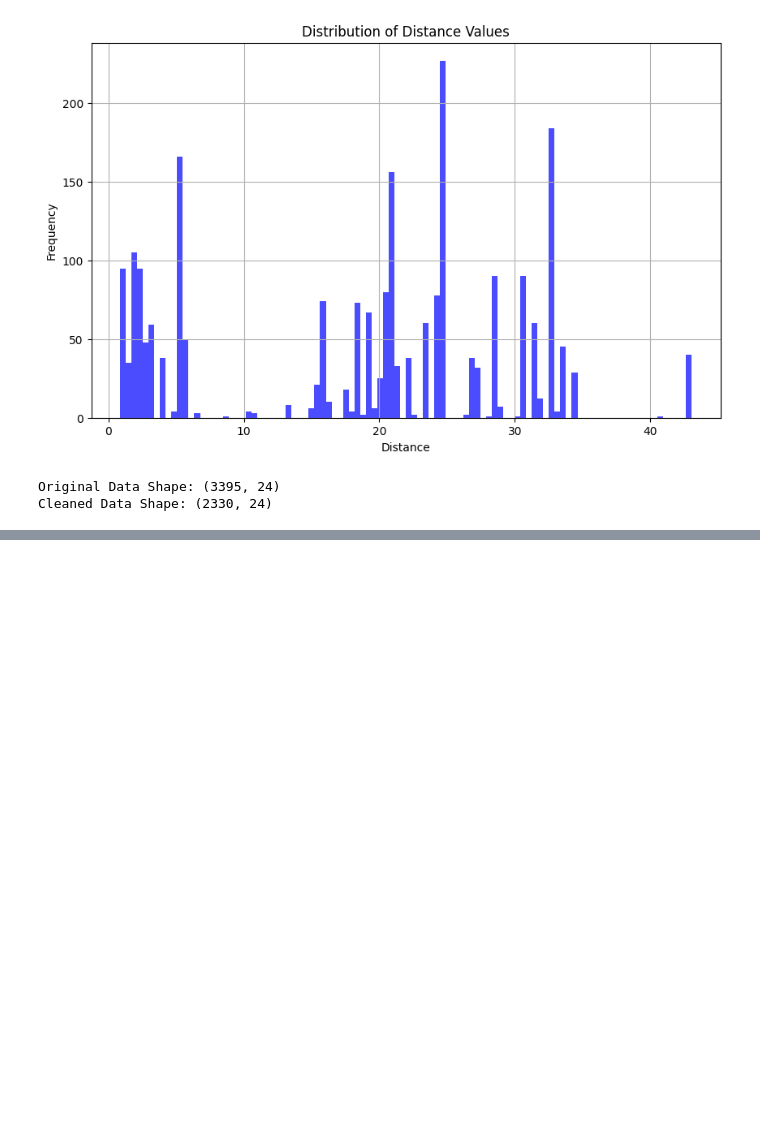
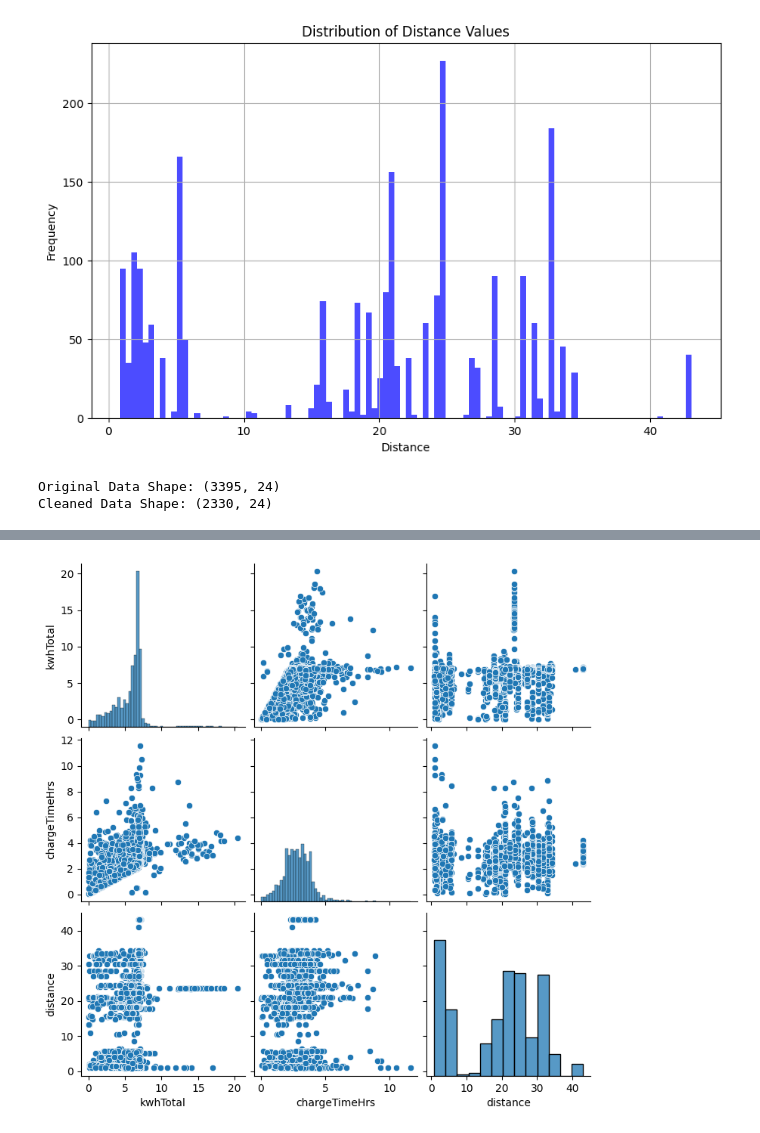
Before and after one commit to dm23aau/Project-on-EV-charging-Infrastrucure, a Jupyter notebook: Electric_Vehicle_Charging_Infrastructure.ipynb, the cells around one changed output, grey strips where cells are left out. Cells and saved outputs as stored; diff of their text form; code cells hidden in the pictures; blank space fills up the shorter version.

```diff
--- a/Electric_Vehicle_Charging_Infrastructure.ipynb
+++ b/Electric_Vehicle_Charging_Infrastructure.ipynb
@@ -70,0 +120,7 @@ Cleaned Data Shape: (2330, 24)
+# %%
+# Pair plot on columns to visualize relationships between features
+selected_columns = ['kwhTotal', 'chargeTimeHrs', 'distance']
+sns.pairplot(cleaned_data[selected_columns])
+plt.show()
+# %% [output]
+[figure, added]
```
Also changed, not shown: parts of 9 cells of this notebook.
